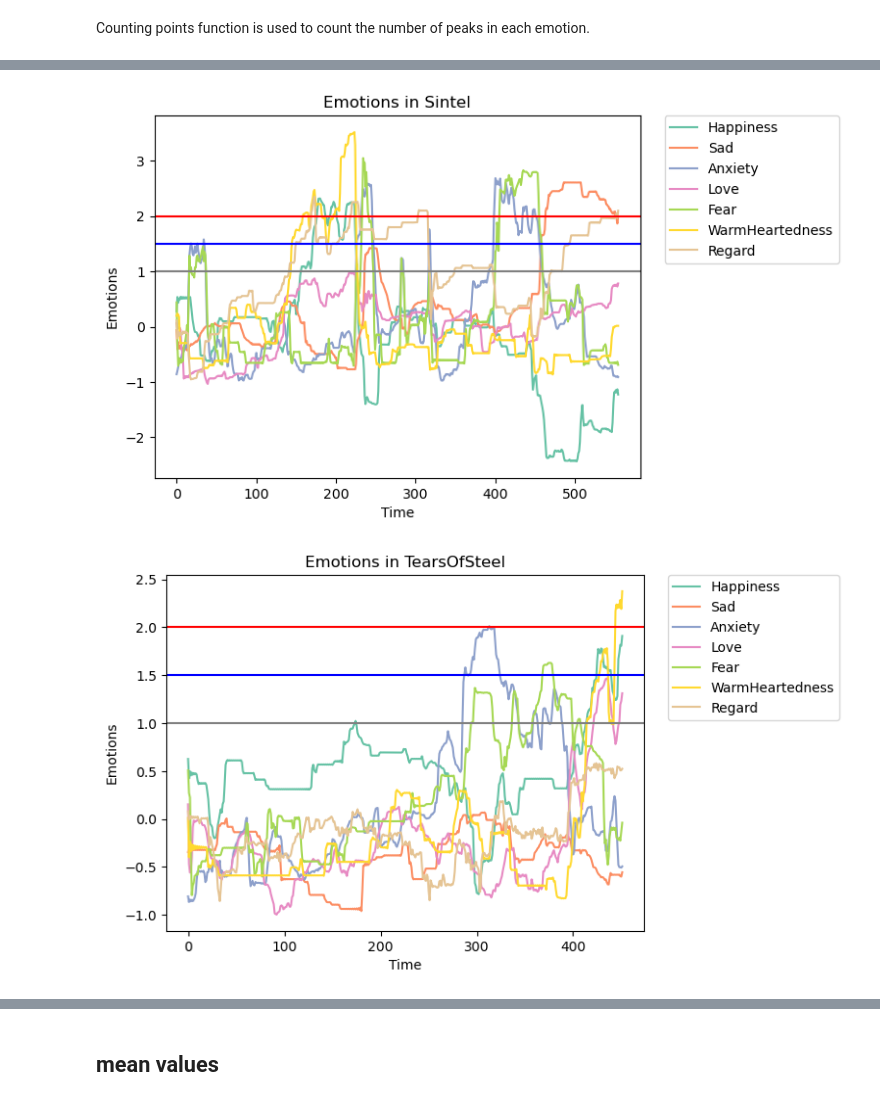
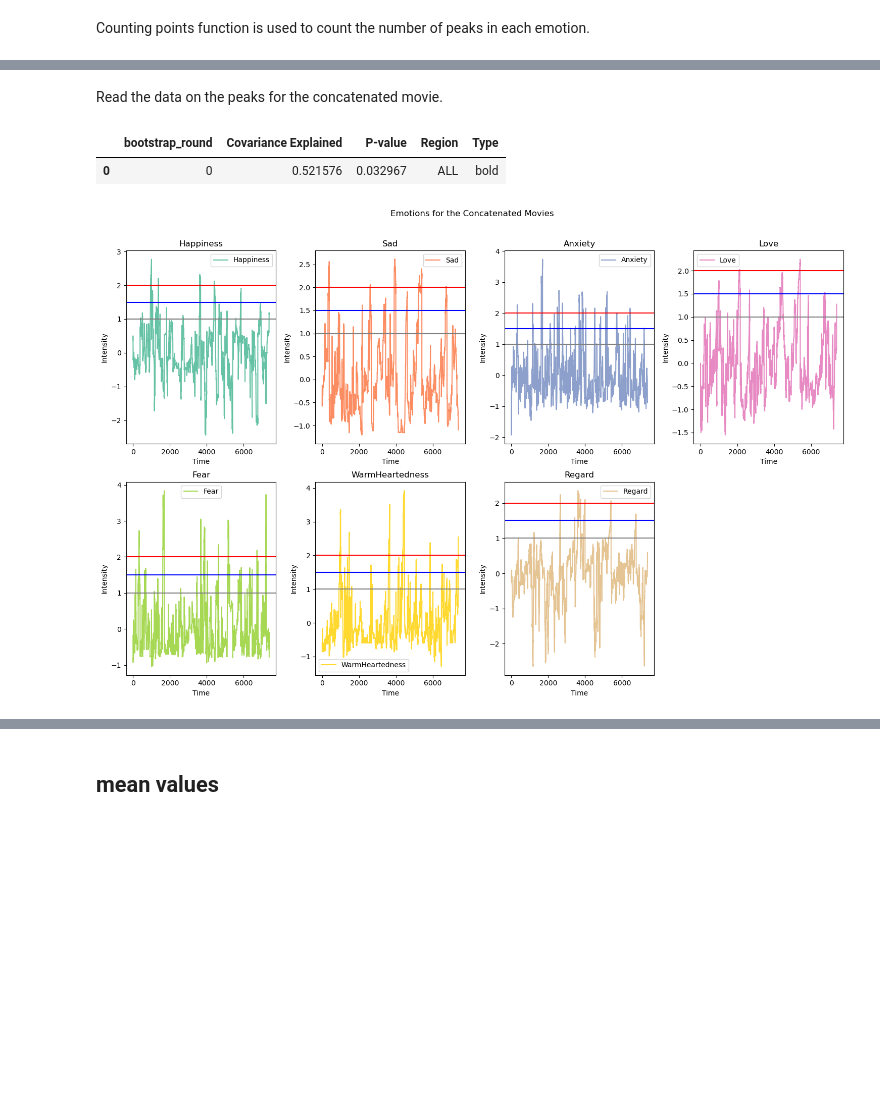
Before and after one commit to silviiaromanato/HigherOrder, a Jupyter notebook: Code/PLS_Silvia/PLS_peaks.ipynb, the cells around one changed output, grey strips where cells are left out. Drawn from its saved outputs; the diff is of its cells as text; code cells hidden in the pictures; blank space fills up the shorter version.

```diff
--- a/Code/PLS_Silvia/PLS_peaks.ipynb
+++ b/Code/PLS_Silvia/PLS_peaks.ipynb
@@ -129,24 +29,69 @@ data_all_movie.head()
+# %% [markdown]
+Read the data on the peaks for the concatenated movie.
+# %%
+# Read the data of the PLS calculated on the peaks of the emotions  for the concatenated movies
+peaks_data = pd.read_csv('/Users/silviaromanato/Desktop/SEMESTER_PROJECT/Material/Output/PLS_emoPeaks/PLSpeaks_concat.csv')
+peaks_data.dropna(inplace=True)
+peaks_data = peaks_data[peaks_data['Region'] == 'ALL']
+
+movies = peaks_data['Movie'].unique()                                   # list of the movies
+emotions_control = peaks_data['Emotion'].unique()                       # list of the emotions
+emotions = [x for x in emotions_control if not x.startswith('Control')] # list of the emotions without the control ones
+thresholds = peaks_data['threshold'].unique()                           # list of the thresholds
+
+# Read the data for the PLS computed on all the movies concatenated
+data_all = pd.read_csv(f'/Users/silviaromanato/Desktop/SEMESTER_PROJECT/Material/Output/PLS_csv/PLS_bold_ALL_concatmovies.csv', index_col=0).reset_index().drop(columns=['Movie', 'LC'])
+data_all['Region'] = 'ALL'
+data_all['Type'] = 'bold'
+data_all.reset_index(inplace=True, drop=False)
+data_all.rename(columns={'index': 'bootstrap_round'}, inplace=True)
+data_all.head(1)
+# %% [output]
+|  | bootstrap_round | Covariance Explained | P-value | Region | Type |
+| 0 | 0 | 0.521576 | 0.032967 | ALL | bold |
 # %%
-# plot the lineplot
-for movie in movies:
-
-    # Reading the data
+concat_emo = pd.DataFrame()
+for movie in list_movies:
     labels = pd.read_json(f'/Users/silviaromanato/Desktop/SEMESTER_PROJECT/Material/Data/EmoData/Annot13_{movie}_stim.json')[['Columns']]
     data = pd.read_csv(f'/Users/silviaromanato/Desktop/SEMESTER_PROJECT/Material/Data/EmoData/Annot13_{movie}_stim.tsv', sep = '\t', header = None)
     data.columns = labels['Columns']
+    concat_emo = pd.concat([concat_emo, data], axis = 0)
+    concat_emo.reset_index(drop=True, inplace=True)
 
-    for i, emotion in enumerate(emotions):
-        plt.plot(data[emotion], label = emotion, color = palette[list(emotions).index(emotion)])
+palette = sns.color_palette("Set2", len(emotions))
 
-    plt.title(f'Emotions in {movie}')
-    plt.xlabel('Time')
-    plt.ylabel('Emotions')
-    plt.axhline(y=1, color='grey', linestyle='-')
-    plt.axhline(y=2, color='red', linestyle='-')
-    plt.axhline(y=1.5, color='blue', linestyle='-')
-    # legend on the left
-    plt.legend(bbox_to_anchor=(1.05, 1), loc='upper left', borderaxespad=0.)
-    plt.show()
+# Determine the layout of the subplots
+n_rows = int(len(emotions) ** 0.5)
+n_cols = int(len(emotions) / n_rows) + (len(emotions) % n_rows > 0)
+
+# Create subplots
+fig, axes = plt.subplots(n_rows, n_cols, figsize=(15, 10))  # Adjust figsize as needed
+fig.suptitle('Emotions for the Concatenated Movies')
+
+for i, emotion in enumerate(emotions):
+    # Determine the current subplot row and column
+    row = i // n_cols
+    col = i % n_cols
+
+    if n_rows > 1:
+        ax = axes[row, col]
+    else:
+        ax = axes[col]
+
+    ax.plot(concat_emo[emotion], label=emotion, color=palette[i])
+    ax.set_title(emotion)
+    ax.set_xlabel('Time')
+    ax.set_ylabel('Intensity')
+    ax.axhline(y=1, color='grey', linestyle='-')
+    ax.axhline(y=2, color='red', linestyle='-')
+    ax.axhline(y=1.5, color='blue', linestyle='-')
+    ax.legend()
+
+# Adjust layout
+# remove the [1, 3] subplot
+fig.delaxes(axes[1, 3])
+plt.tight_layout()
+plt.subplots_adjust(top=0.9)  # Adjust this as needed for the title
+plt.show()
 # %% [output]
-[figure, old version]
+[figure, new version]
-[figure, removed]
```
Also changed, not shown: parts of 17 cells of this notebook, 3 other files.
